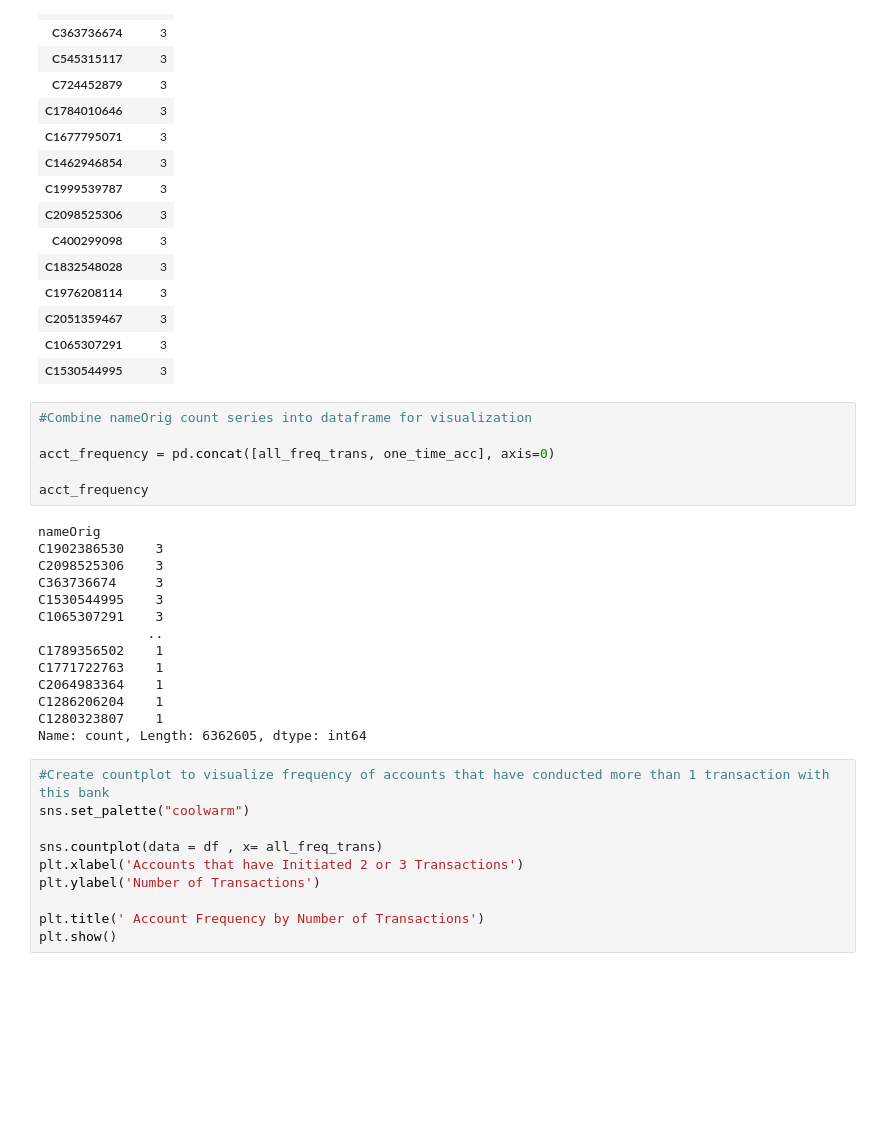
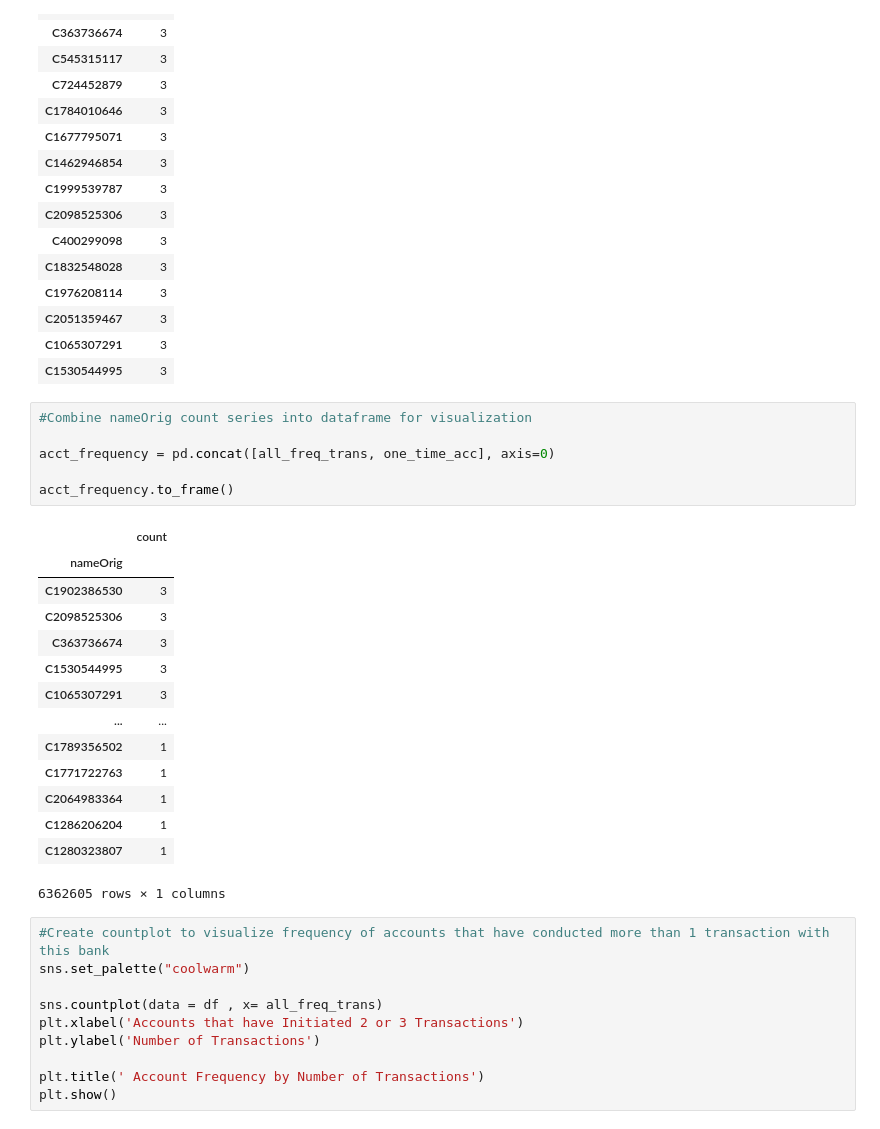
Before and after one commit to thetechleila/FinancialFraudData_EDA, a Jupyter notebook: eda01_initial_analysis/FinFraudEDA_01.ipynb, the cells around one changed output. Drawn from its saved outputs; the diff is of its cells as text; blank space fills up the shorter version.

```diff
--- a/eda01_initial_analysis/FinFraudEDA_01.ipynb
+++ b/eda01_initial_analysis/FinFraudEDA_01.ipynb
@@ -312,23 +312,24 @@ max_transac.to_frame() #15 accounts have initiated 3 transactions
 # %%
 #Combine nameOrig count series into dataframe for visualization
 
 acct_frequency = pd.concat([all_freq_trans, one_time_acc], axis=0)
 
-acct_frequency
+acct_frequency.to_frame()
 # %% [output]
+|  | count |
+| nameOrig |  |
+| C1902386530 | 3 |
+| C2098525306 | 3 |
+| C363736674 | 3 |
+| C1530544995 | 3 |
+| C1065307291 | 3 |
+| ... | ... |
+| C1789356502 | 1 |
+| C1771722763 | 1 |
+| C2064983364 | 1 |
+| C1286206204 | 1 |
+| C1280323807 | 1 |
-nameOrig
-C1902386530    3
-C2098525306    3
-C363736674     3
-C1530544995    3
-C1065307291    3
-              ..
-C1789356502    1
-C1771722763    1
-C2064983364    1
-C1286206204    1
-C1280323807    1
-Name: count, Length: 6362605, dtype: int64
+6362605 rows × 1 columns
 # %%
 #Create countplot to visualize frequency of accounts that have conducted more than 1 transaction with this bank
 sns.set_palette("coolwarm")
```
Also changed, not shown: parts of 3 cells of this notebook.
